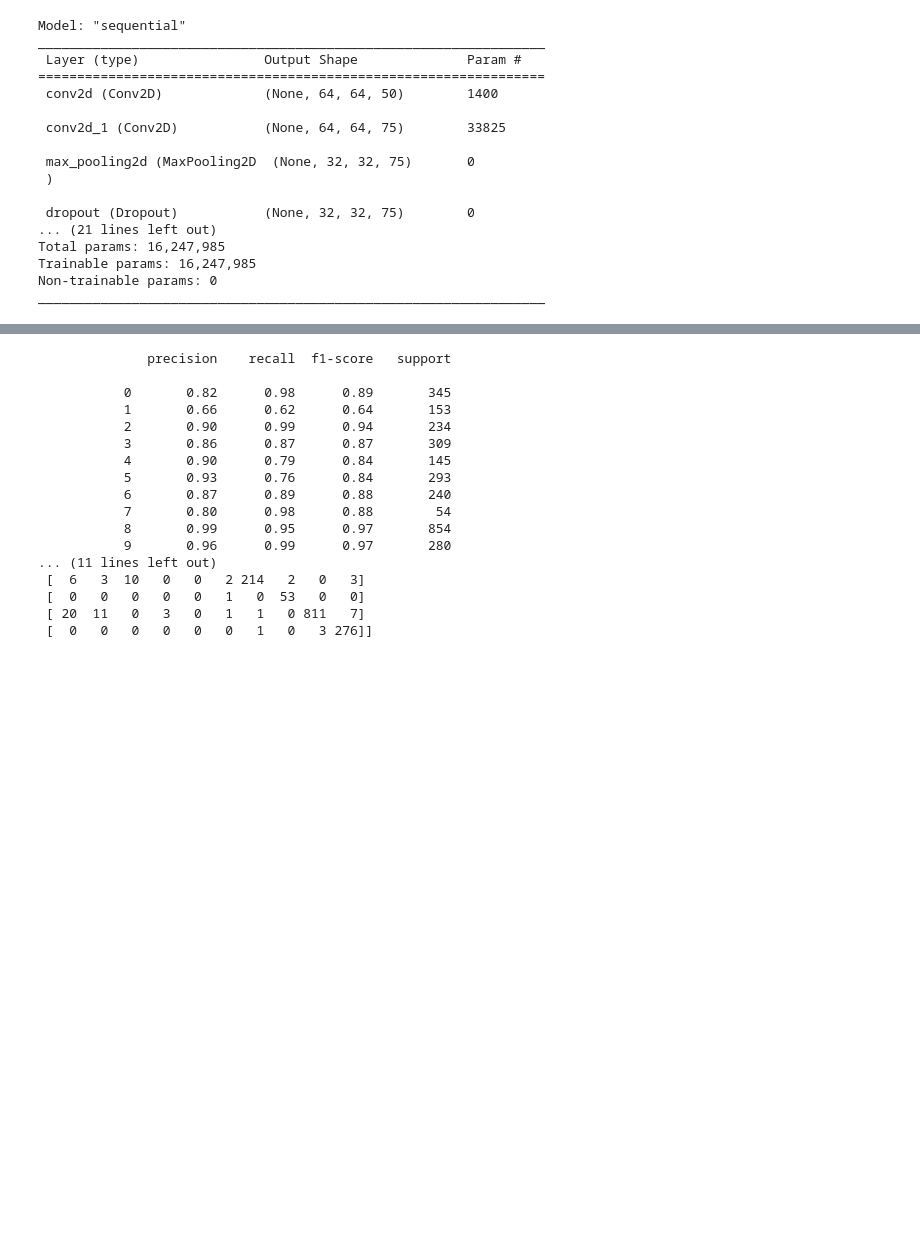
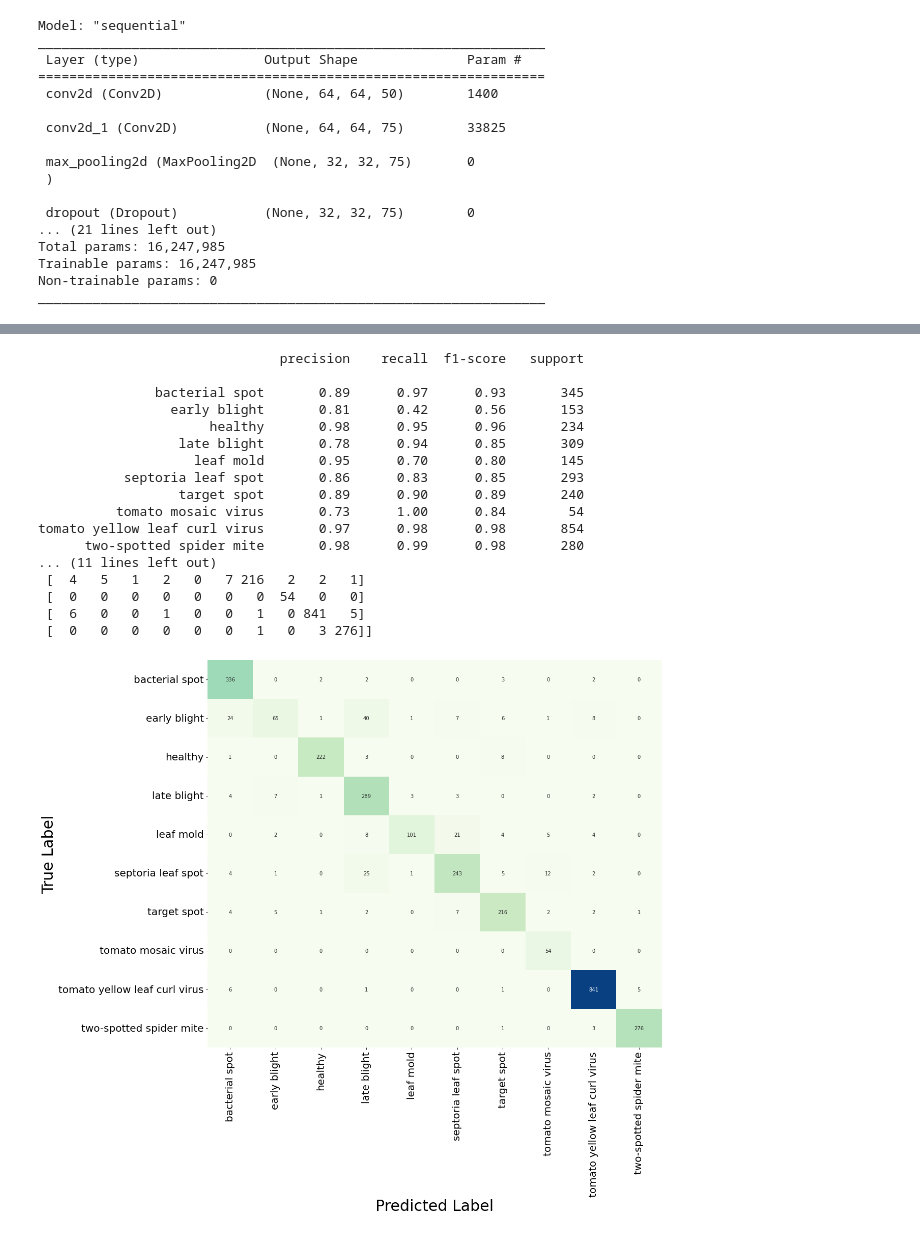
Before and after one commit to rcreddykovvuri/tomato_leaf_disease_classification, a Jupyter notebook: CNN/rgb_cnn.ipynb, the cells around one changed output, grey strips where cells are left out. Drawn from its saved outputs; the diff is of its cells as text; code cells hidden in the pictures; blank space fills up the shorter version.

```diff
--- a/CNN/rgb_cnn.ipynb
+++ b/CNN/rgb_cnn.ipynb
@@ -175,3 +175,8 @@ label = np.argmax(ytest,axis = 1)
 # %%
 #importing classification report and confusion matrix
 from sklearn.metrics import classification_report, confusion_matrix
+# %%
+categories = []
+for i in cat:
+    i = i.replace('_',' ')
+    categories.append(i)
@@ -178,21 +196,41 @@ from sklearn.metrics import classification_report, confusion_matrix
 # %%
-print(classification_report(label, pred))
+print(classification_report(label, pred,target_names = categories))
 print(confusion_matrix(label, pred))
 # %% [output]
-              precision    recall  f1-score   support
+                               precision    recall  f1-score   support
 
-           0       0.82      0.98      0.89       345
-           1       0.66      0.62      0.64       153
-           2       0.90      0.99      0.94       234
-           3       0.86      0.87      0.87       309
-           4       0.90      0.79      0.84       145
-           5       0.93      0.76      0.84       293
-           6       0.87      0.89      0.88       240
-           7       0.80      0.98      0.88        54
-           8       0.99      0.95      0.97       854
-           9       0.96      0.99      0.97       280
+               bacterial spot       0.89      0.97      0.93       345
+                 early blight       0.81      0.42      0.56       153
+                      healthy       0.98      0.95      0.96       234
+                  late blight       0.78      0.94      0.85       309
+                    leaf mold       0.95      0.70      0.80       145
+           septoria leaf spot       0.86      0.83      0.85       293
+                  target spot       0.89      0.90      0.89       240
+          tomato mosaic virus       0.73      1.00      0.84        54
+tomato yellow leaf curl virus       0.97      0.98      0.98       854
+      two-spotted spider mite       0.98      0.99      0.98       280
 ... (11 lines left out)
- [  6   3  10   0   0   2 214   2   0   3]
- [  0   0   0   0   0   1   0  53   0   0]
- [ 20  11   0   3   0   1   1   0 811   7]
+ [  4   5   1   2   0   7 216   2   2   1]
+ [  0   0   0   0   0   0   0  54   0   0]
+ [  6   0   0   1   0   0   1   0 841   5]
  [  0   0   0   0   0   0   1   0   3 276]]
+# %%
+cm = confusion_matrix(label, pred)
+# %%
+import seaborn as sn
+fig = plt.figure(figsize=(16, 14))
+ax= plt.subplot()
+sn.heatmap(cm, annot=True, ax = ax, fmt = '', cmap = 'GnBu', cbar = False); #annot=True to annotate cells
+# labels, title and ticks
+ax.set_xlabel('Predicted Label', fontsize=30)
+ax.xaxis.set_label_position('bottom')
+plt.xticks(rotation=90)
+ax.xaxis.set_ticklabels(categories, fontsize = 20)
+ax.xaxis.tick_bottom()
+
+ax.set_ylabel('True Label', fontsize=30)
+ax.yaxis.set_ticklabels(categories, fontsize = 20)
+plt.yticks(rotation=0)
+plt.show()
+# %% [output]
+[figure, added]
```
Also changed, not shown: parts of 5 cells of this notebook, 9 other files.
